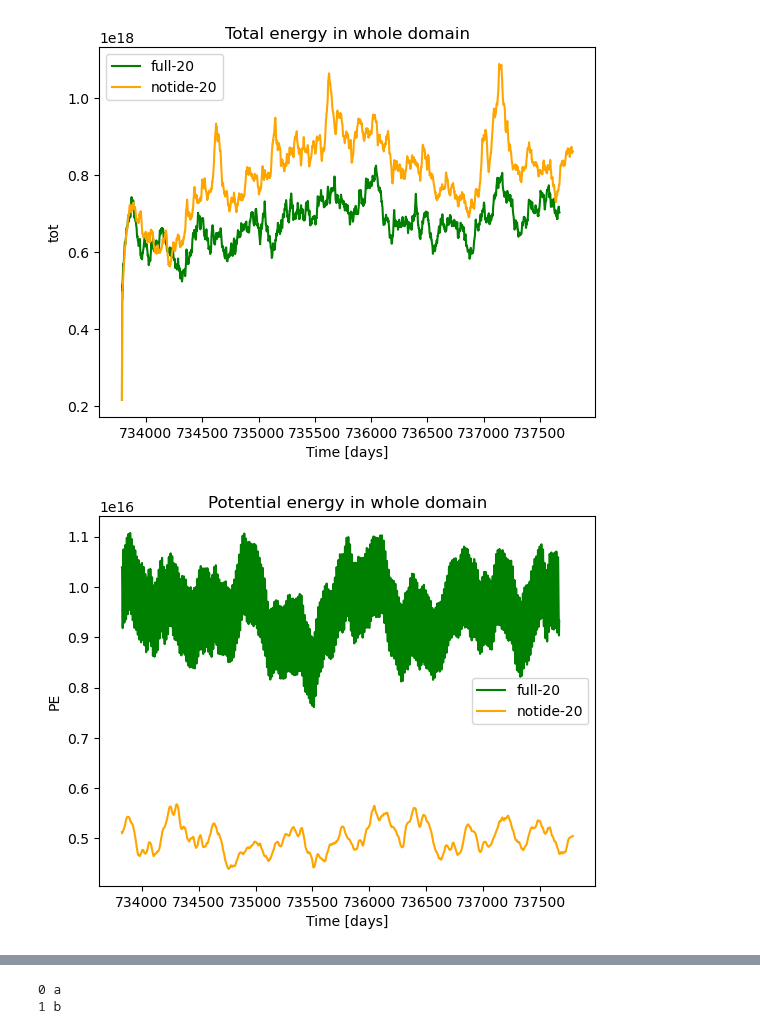
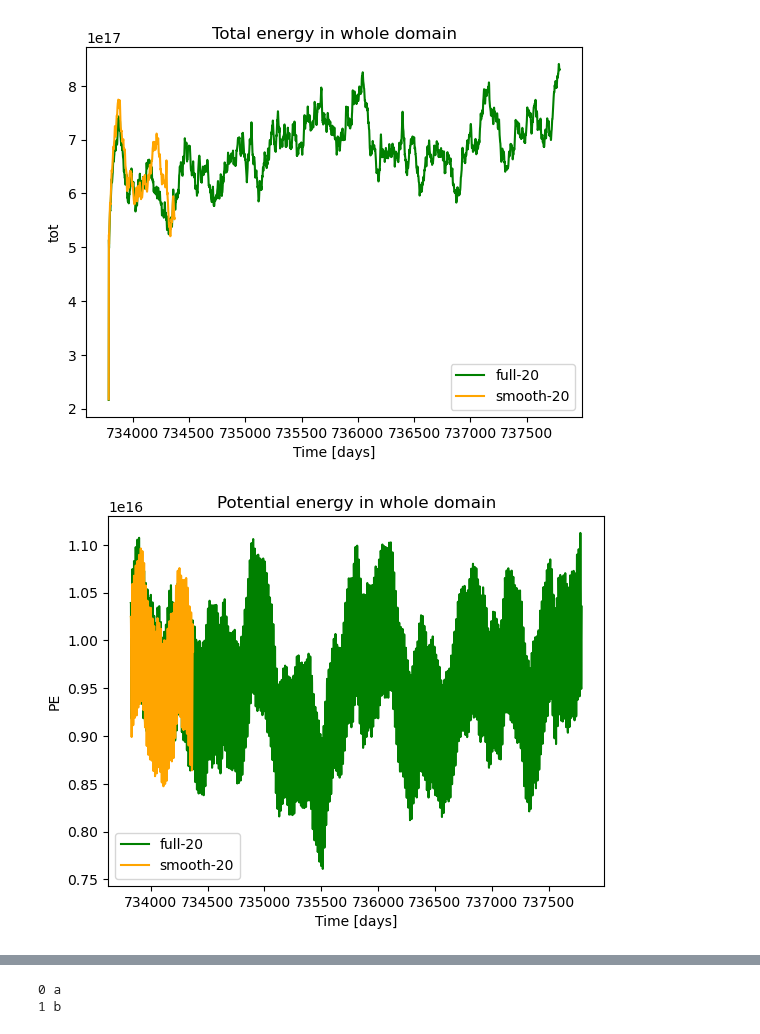
Before and after one commit to ashjbarnes/tasman-tides, a Jupyter notebook: notebooks/analysis/plot_spinup.ipynb, the cells around one changed output, grey strips where cells are left out. Cells and saved outputs as stored; diff of their text form; code cells hidden in the pictures.

```diff
--- a/notebooks/analysis/plot_spinup.ipynb
+++ b/notebooks/analysis/plot_spinup.ipynb
@@ -19,42 +36,42 @@ Hosting the HTTP server on port 46143 instead
 # %%
-# stats = {}
-# expts = ["full-20","notide-20"]
-# for i in expts:
-#     try:
-#         temp = xr.open_mfdataset(
-#             [str(j) for j in (Path("/g/data/nm03/ab8992/outputs") / i).glob("output*/ocean_stats.nc")],decode_times = False
-#         )
+stats = {}
+expts = ["full-20","smooth-20"]
+for i in expts:
+    try:
+        temp = xr.open_mfdataset(
+            [str(j) for j in (Path("/g/data/nm03/ab8992/outputs") / i).glob("output*/ocean_stats.nc")],decode_times = False
+        )
 
-#         stats[i]  = xr.Dataset(
-#             {
-#                 "KE": temp.KE.sum("Layer"),
-#                 "PE": temp.APE.sum("Interface"),
-#                 "tot": temp.KE.sum("Layer") + temp.APE.sum("Interface")
-#             }
-#         )
-#         # Modify Time coordinate of stats[i]
+        stats[i]  = xr.Dataset(
+            {
+                "KE": temp.KE.sum("Layer"),
+                "PE": temp.APE.sum("Interface"),
+                "tot": temp.KE.sum("Layer") + temp.APE.sum("Interface")
+            }
+        )
+        # Modify Time coordinate of stats[i]
 
 
-#         # stats[i].coords["Time"][:].values -= 735600
-#     except Exception as e:
-#         print(i)
-#         print(e)
-#         pass
+        # stats[i].coords["Time"][:].values -= 735600
+    except Exception as e:
+        print(i)
+        print(e)
+        pass
 colours = ["green","orange","purple"]
 for j,i in enumerate(expts):
     stats[i].tot.plot(label=i,color = colours[j])
     plt.title("Total energy in whole domain")
     plt.legend()
 plt.figure()
 for j,i in enumerate(expts):
     stats[i].PE.rolling(Time = 40).mean().plot(label=i,color = colours[j])
     plt.title("Potential energy in whole domain")
     plt.legend()
 plt.figure()
 for j,i in enumerate(expts):
     stats[i].KE.plot(label=i,color = colours[j])
     plt.title("Potential energy in whole domain")
     plt.legend()
 # %% [output]
-[figure, old version]
+[figure, new version]
-[figure, old version]
+[figure, new version]
```
Also changed, not shown: parts of 2 cells of this notebook, 3 other files.
